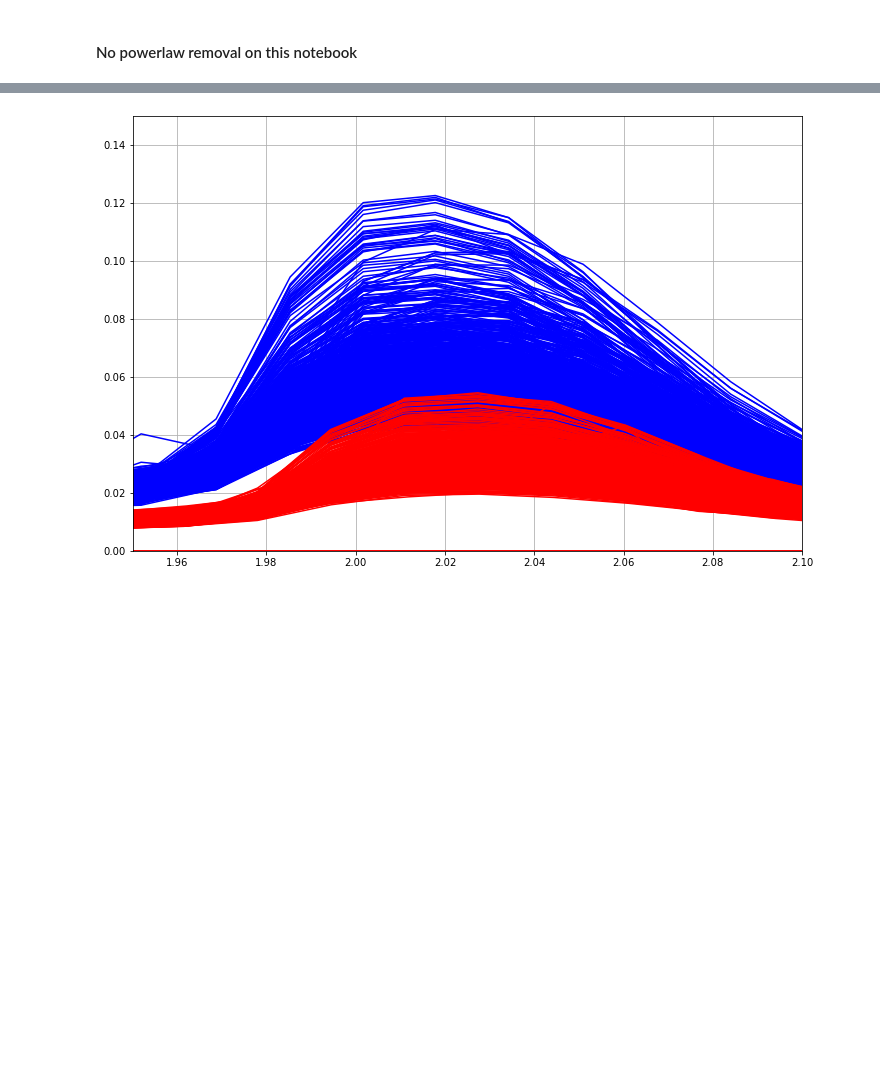
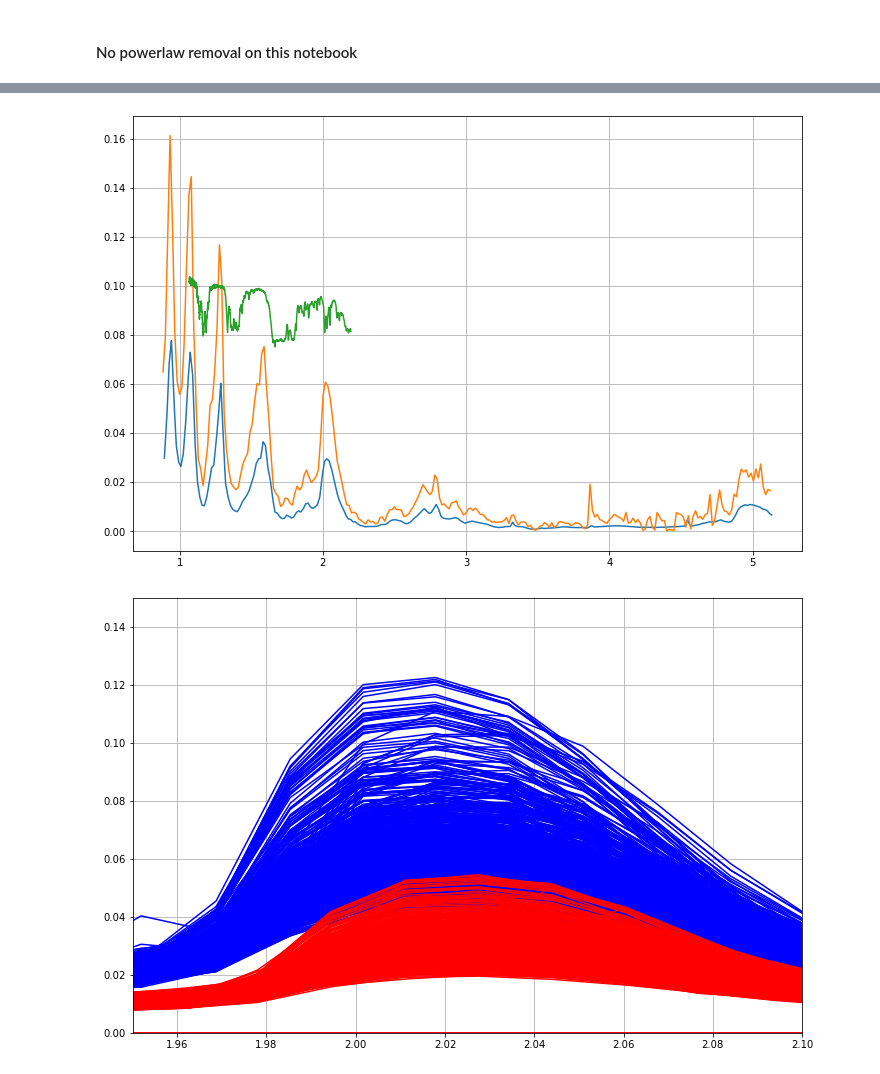
Before and after one commit to lucaslibshutz/spectralResearch, a Jupyter notebook: corrections_3.ipynb, the cells around one changed output, grey strips where cells are left out. Saved outputs shown, nothing was run; the diff lists cells and outputs as text; code cells hidden in the pictures; blank space fills up the shorter version.

```diff
--- a/corrections_3.ipynb
+++ b/corrections_3.ipynb
@@ -86,12 +86,12 @@ for number in new_array:
     exec(my_string)
     scatter_list.append(locals()['scatter'+number])
 
-total_scatter = pd.concat(scatter_list,ignore_index=True)
+airmass_data = pd.concat(scatter_list,ignore_index=True)
 
-all_spectra = total_scatter['spectrum']
+all_spectra = airmass_data['spectrum']
 
-total_scatter['emission'] *= (np.pi)/180
-total_scatter['incidence'] *= (np.pi)/180
+airmass_data['emission'] *= (np.pi)/180
+airmass_data['incidence'] *= (np.pi)/180
 
 spec_list = []
 for number in new_array:
@@ -134,7 +134,7 @@ for (spec,copy_spec) in zip(spec_list,copy_list):
     for spectrum in copy_spec:
         copy_list_total.append(spectrum)
 
-total_scatter['spectrum'] = copy_list_total
-# for i in range(len(total_scatter['spectrum'])):
-#     total_scatter['spectrum'][i] = copy_list_total[i]
+airmass_data['spectrum'] = copy_list_total
+
+i_data = dc(airmass_data)
 # %%
@@ -203,12 +228,17 @@ ethane = np.load('ethane.npy')
 # %%
-%matplotlib qt
+%matplotlib inline
 plt.figure(facecolor='white',figsize=(12,8))
+
+average = np.average(airmass_data['spectrum'],axis=0)
+ethane = np.load('ethane.npy')
 
 plt.plot(xnew,average)
 plt.plot(vims_2004,spec_0405[1])
 plt.plot(ethane[:,0],ethane[:,14]/1000)
 plt.grid()
 plt.show()
+# %% [output]
+[figure, added]
 # %%
 %matplotlib inline
 plt.figure(facecolor='white',figsize=(12,8))
```
Also changed, not shown: parts of 8 cells of this notebook.
